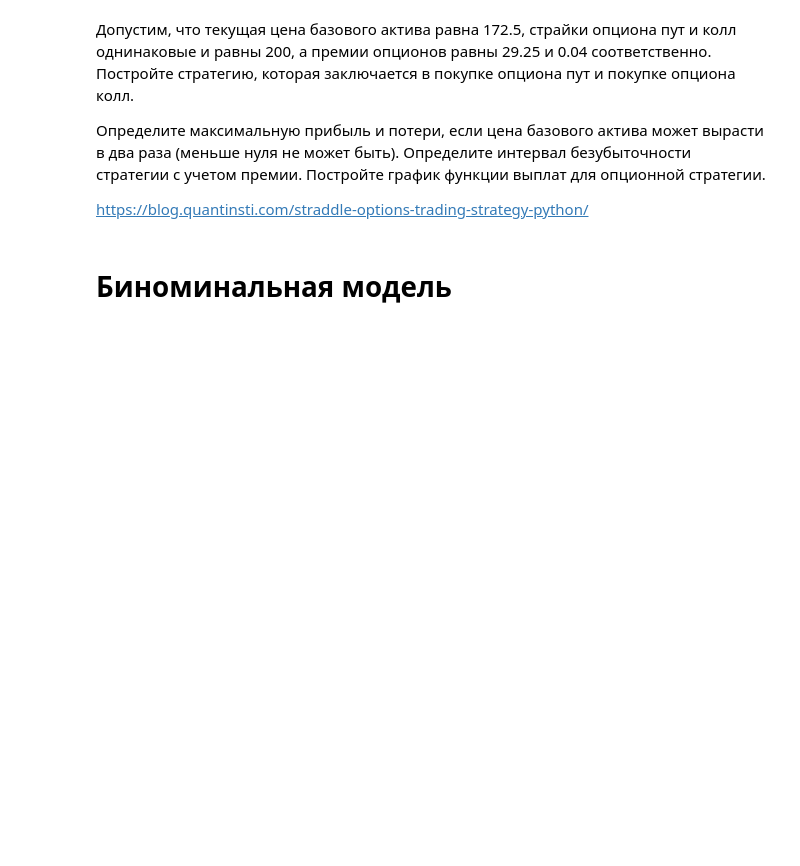
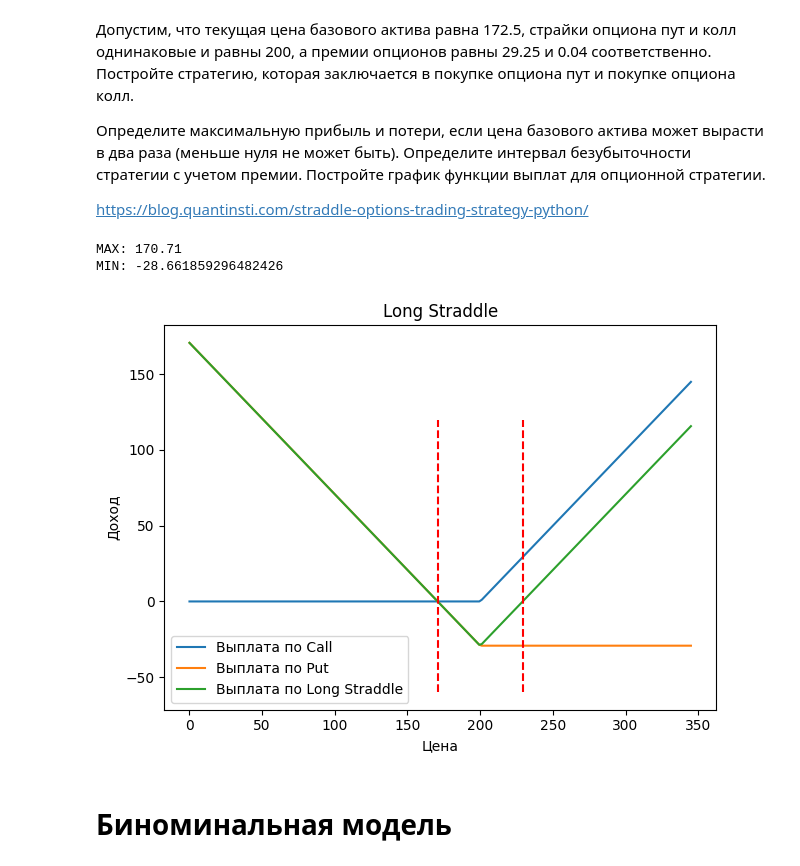
Before and after one commit to Kasymkhankhubiyev/Sirius-Uni, a Jupyter notebook: HybridFinancialInstruments/lab_1_GSFP.ipynb, the cells around one changed output. Drawn from its saved outputs; the diff is of its cells as text; code cells hidden in the pictures; blank space fills up the shorter version.

```diff
--- a/HybridFinancialInstruments/lab_1_GSFP.ipynb
+++ b/HybridFinancialInstruments/lab_1_GSFP.ipynb
@@ -89,6 +115,35 @@ premium_long_put = 29.25
 # Long call
 K_long_call = 200
 premium_long_call = 0.04
+# %%
+prices = np.linspace(0, S*2, 200)
+
+payoff_long_call = np.where(prices - K_long_call > 0, prices - K_long_call, 0) - premium_long_call
+payoff_long_put = np.where(K_long_put - prices > 0, K_long_put - prices, 0) - premium_long_put
+
+payoff_long_straddle = payoff_long_call + payoff_long_put
+
+print(f'MAX: {max(payoff_long_straddle)}')
+print(f'MIN: {min(payoff_long_straddle)}')
+
+plt.plot(prices, payoff_long_call, label='Выплата по Call')
+plt.plot(prices, payoff_long_put, label='Выплата по Put')
+plt.plot(prices, payoff_long_straddle, label='Выплата по Long Straddle')
+
+plt.plot(np.ones(30) * (K_long_call + premium_long_call + premium_long_put), np.linspace(-60, 120, 30), '--', color='red')
+plt.plot(np.ones(30) * (K_long_put  - premium_long_put - premium_long_call), np.linspace(-60, 120, 30), '--', color='red')
+
+
+plt.title('Long Straddle')
+plt.xlabel('Цена')
+plt.ylabel('Доход')
+plt.legend()
+plt.tight_layout()
+plt.show()
+# %% [output]
+MAX: 170.71
+MIN: -28.661859296482426
+[figure, added]
 # %% [markdown]
 # Биноминальная модель
 # %%
```
Also changed, not shown: parts of 39 cells of this notebook.
